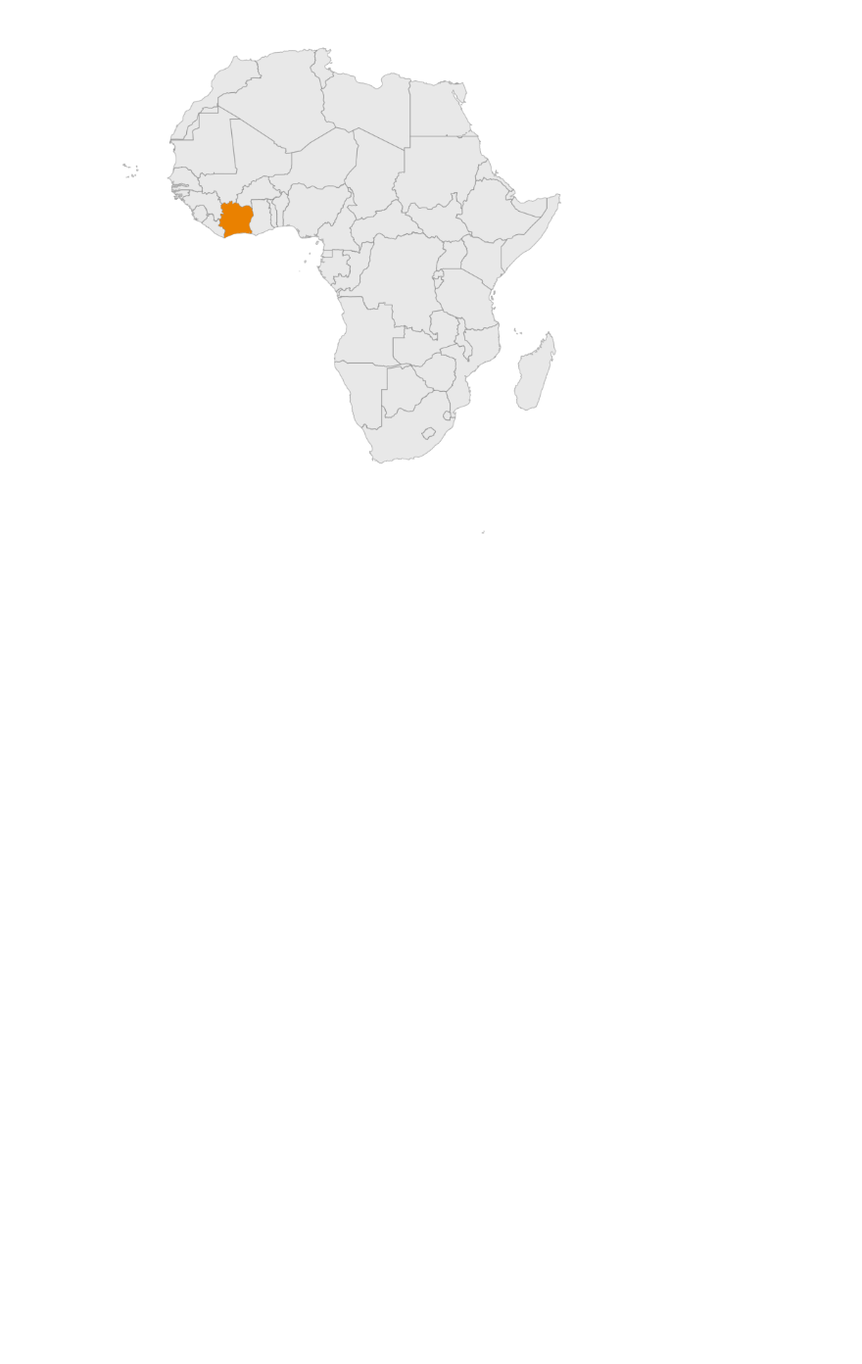
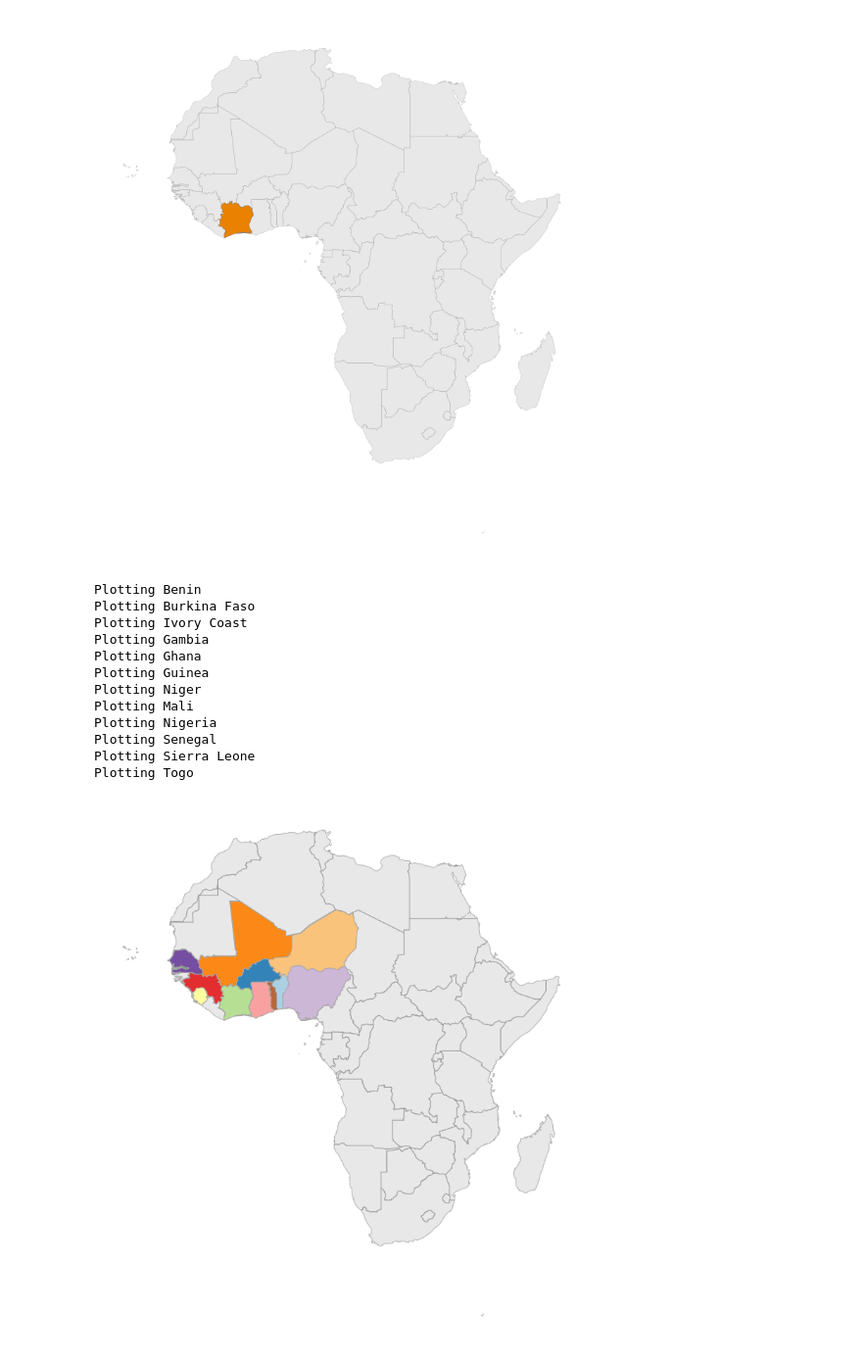
Before and after one commit to KatharinaBuelow/factsheet_africa, a Jupyter notebook: Notebooks/COUNTRY_MAPS/read_nuts_2024_africa.ipynb, the cells around one changed output. Shown at 98% size. Cells and saved outputs as stored; diff of their text form; code cells hidden in the pictures; blank space fills up the shorter version.

```diff
--- a/Notebooks/COUNTRY_MAPS/read_nuts_2024_africa.ipynb
+++ b/Notebooks/COUNTRY_MAPS/read_nuts_2024_africa.ipynb
@@ -167,3 +176,54 @@ fig.savefig(output_plot_path, dpi=300, bbox_inches='tight')
 plt.show()
 # %% [output]
 [figure]
+# %%
+import matplotlib.pyplot as plt
+africa = globfile[globfile['CONTINENT'] == 'Africa']
+
+
+# Plot Africa
+fig, ax = plt.subplots(figsize=(10, 10))
+africa.plot(ax=ax, color='lightgrey', edgecolor='grey', alpha=0.5, linewidth=0.8)
+
+
+# Highlight all countries from WASCAL_countries in paired colors
+colors = plt.cm.Paired(range(len(WASCAL_countries)))
+for i, country in enumerate(WASCAL_countries):
+    print(f"Plotting {country}")
+    africa[africa['SOVEREIGNT'] == country].plot(ax=ax, color=colors[i],
+                                                  edgecolor='darkgrey',
+                                                  linewidth=0.8,
+                                                  alpha=0.9)
+    #africa.boundary.plot(ax=ax, color='grey')
+gerics_orange = (234/255, 129/255, 0)
+# Plot only the fact sheet country orange:
+##select country:
+#FScountry='Burkina Faso'
+#FScountry='Togo'
+#FScountry='Ivory Coast'
+#africa[africa['SOVEREIGNT'] == FScountry].plot(ax=ax, color=gerics_orange) #, edgecolor='black')
+# Set plot title and remove axis
+#ax.set_title('Map of Africa with WASCAL countries highlighted and Cote d\'Ivoire (dark grey)')
+#ax.set_title('Map of Burkina Faso ')
+ax.axis('off')
+# Save the plot to a file
+#FScountry=str.replace(FScountry, ' ', '_')
+
+output_plot_path = os.path.join(plotdir, 'WASCAL_map.png')
+fig.savefig(output_plot_path, dpi=300, bbox_inches='tight')
+# Show plot
+plt.show()
+# %% [output]
+Plotting Benin
+Plotting Burkina Faso
+Plotting Ivory Coast
+Plotting Gambia
+Plotting Ghana
+Plotting Guinea
+Plotting Niger
+Plotting Mali
+Plotting Nigeria
+Plotting Senegal
+Plotting Sierra Leone
+Plotting Togo
+[figure, added]
```
Also changed, not shown: parts of 7 cells of this notebook, 1 other file.
